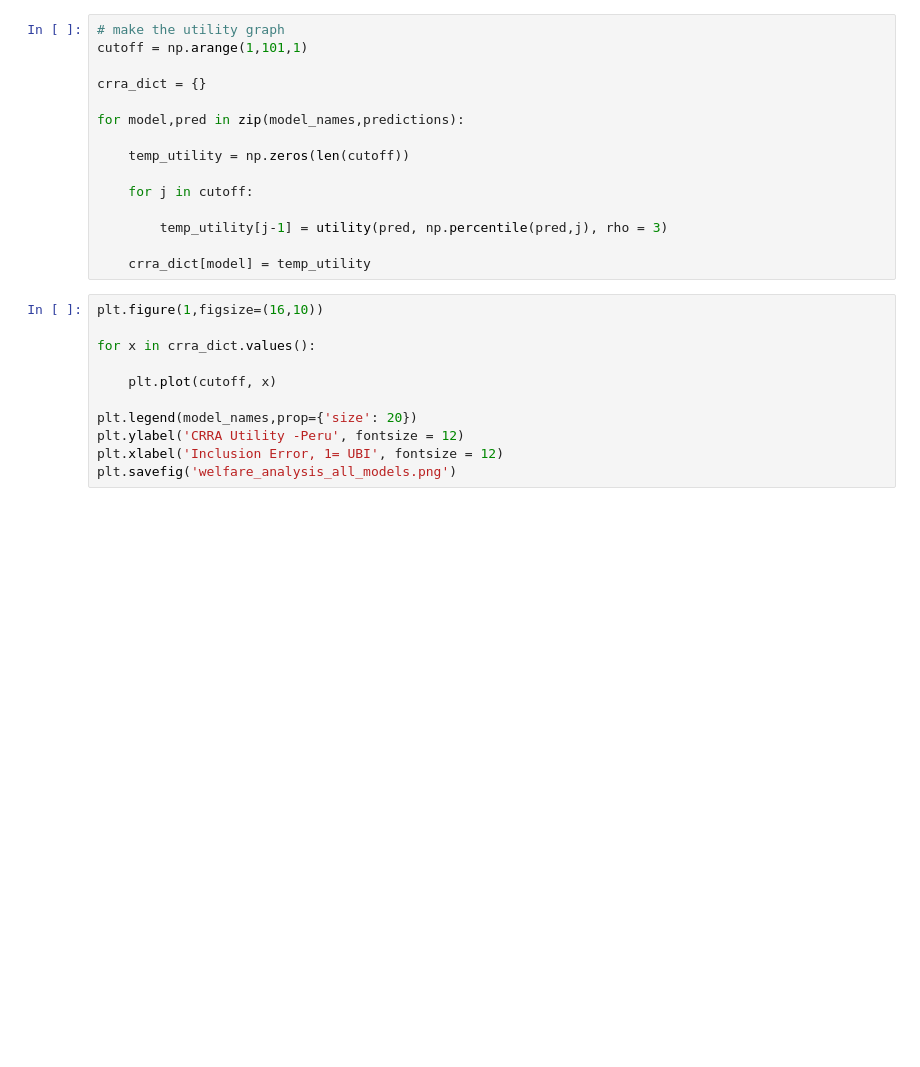
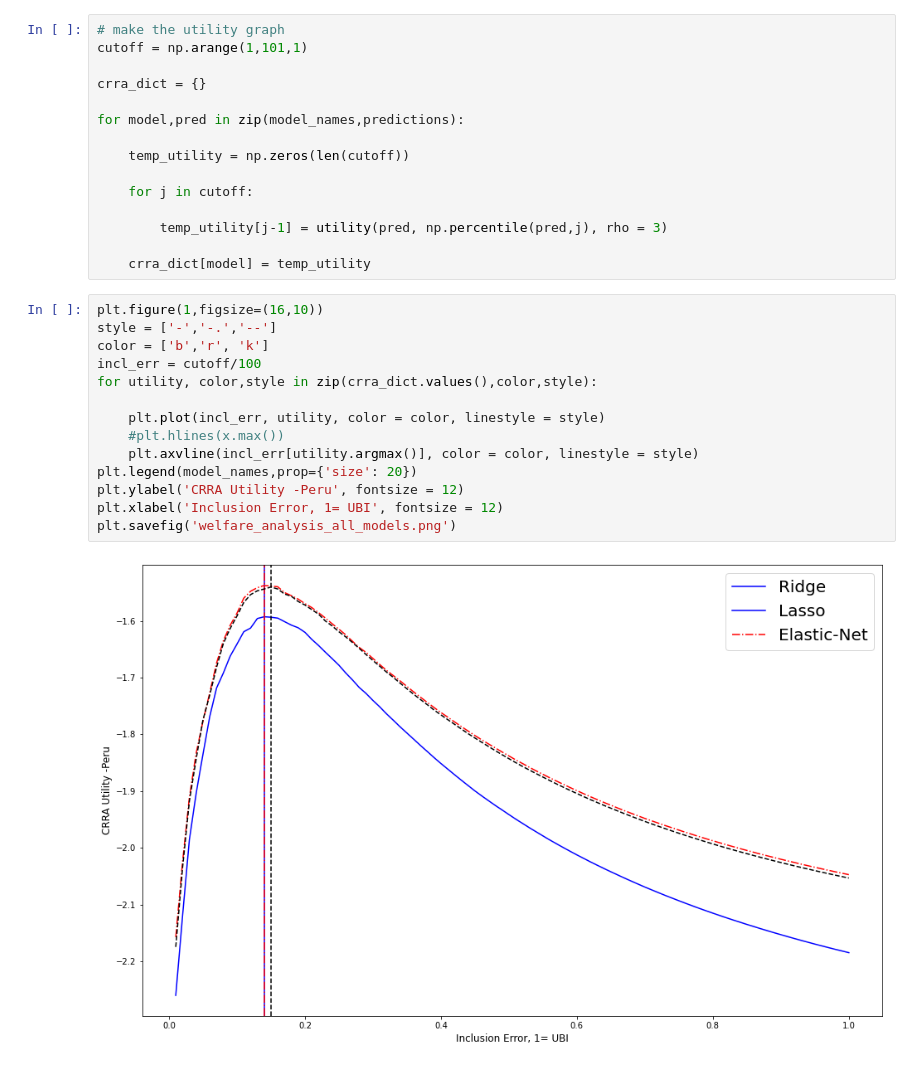
Before and after one commit to AnnetVasileva/machineLearning, a Jupyter notebook: welfare_analysis.ipynb, the cells around one changed output. Drawn from its saved outputs; the diff is of its cells as text; blank space fills up the shorter version.

```diff
--- a/welfare_analysis.ipynb
+++ b/welfare_analysis.ipynb
@@ -96,12 +96,17 @@ for model,pred in zip(model_names,predictions):
     crra_dict[model] = temp_utility
 # %%
 plt.figure(1,figsize=(16,10))
+style = ['-','-.','--']
+color = ['b','r', 'k']
+incl_err = cutoff/100
+for utility, color,style in zip(crra_dict.values(),color,style):
 
-for x in crra_dict.values():
-
-    plt.plot(cutoff, x)
-
+    plt.plot(incl_err, utility, color = color, linestyle = style)
+    #plt.hlines(x.max())
+    plt.axvline(incl_err[utility.argmax()], color = color, linestyle = style)
 plt.legend(model_names,prop={'size': 20})
 plt.ylabel('CRRA Utility -Peru', fontsize = 12)
 plt.xlabel('Inclusion Error, 1= UBI', fontsize = 12)
 plt.savefig('welfare_analysis_all_models.png')
+# %% [output]
+[figure, added]
```
